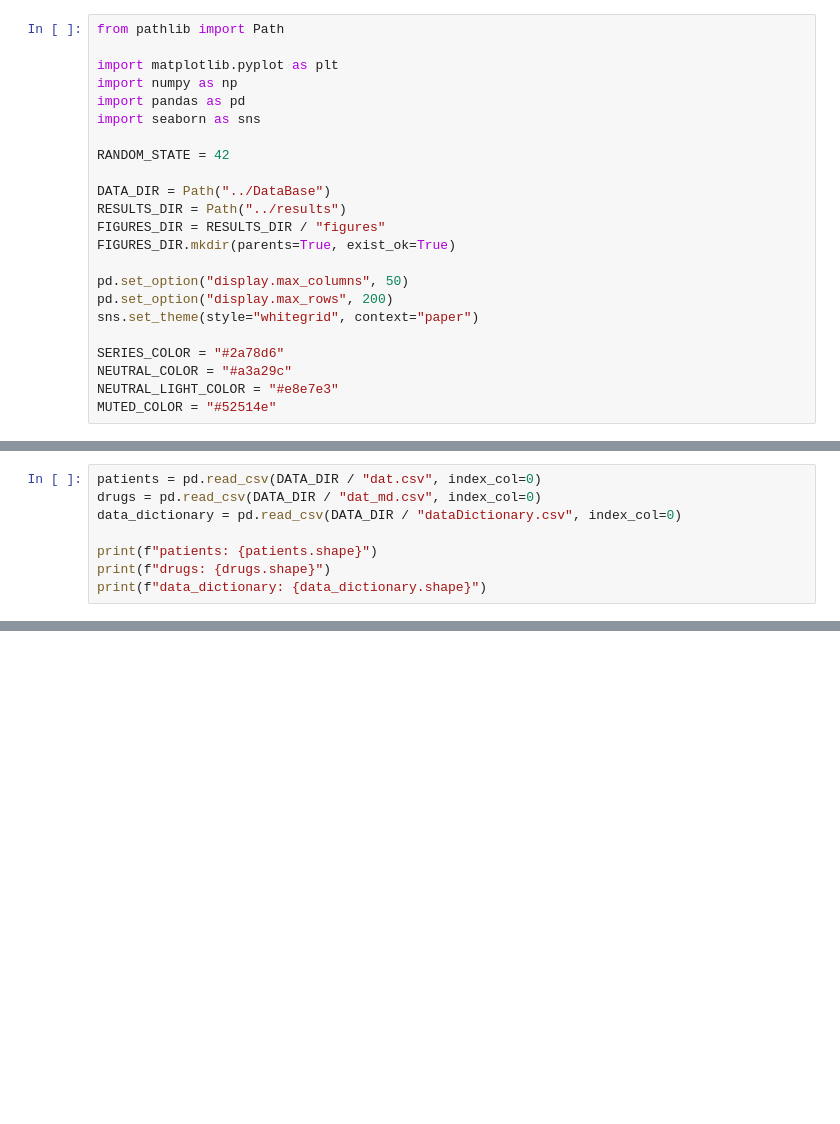
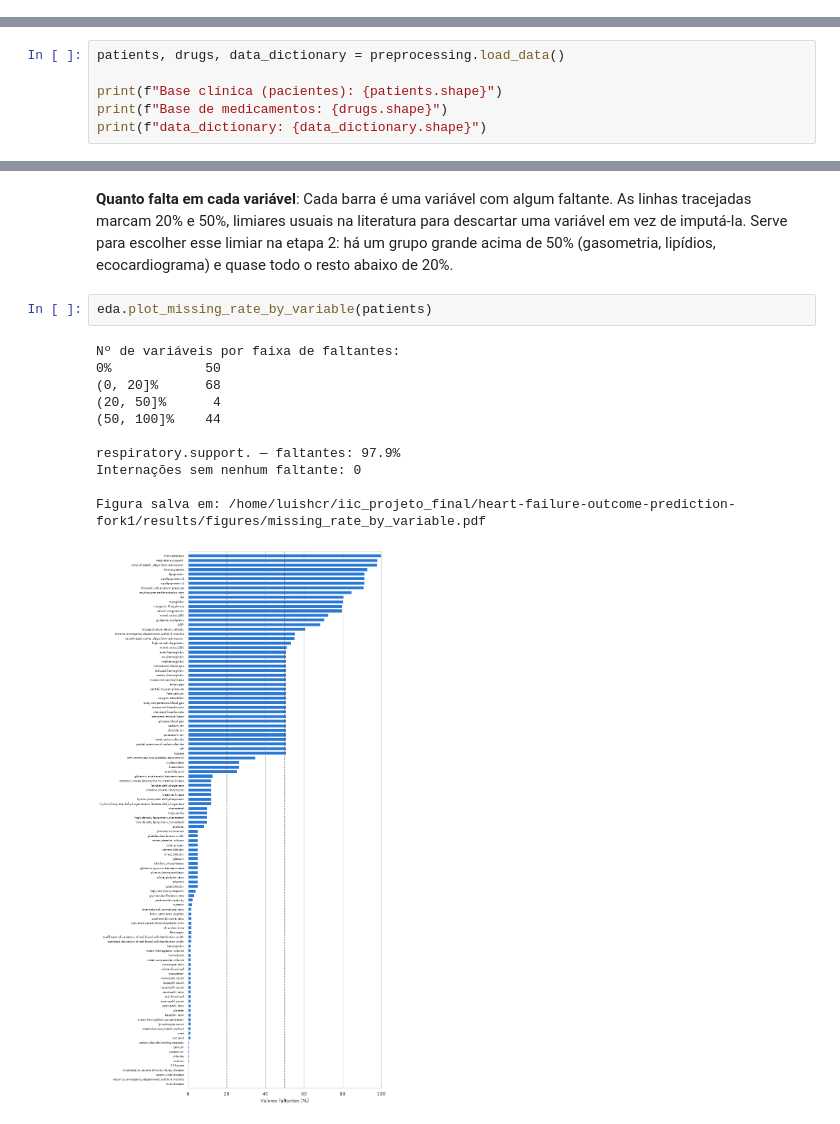
Before and after one commit to gft109/heart-failure-outcome-prediction, a Jupyter notebook: notebooks/main.ipynb, the cells around one changed output, grey strips where cells are left out. Drawn from its saved outputs; the diff is of its cells as text; blank space fills up the shorter version.

```diff
--- a/notebooks/main.ipynb
+++ b/notebooks/main.ipynb
@@ -33,23 +25,0 @@ Etapas:
-# %%
-from pathlib import Path
-
-import matplotlib.pyplot as plt
-import numpy as np
-import pandas as pd
-import seaborn as sns
-
-RANDOM_STATE = 42
-
-DATA_DIR = Path("../DataBase")
-RESULTS_DIR = Path("../results")
-FIGURES_DIR = RESULTS_DIR / "figures"
-FIGURES_DIR.mkdir(parents=True, exist_ok=True)
-
-pd.set_option("display.max_columns", 50)
-pd.set_option("display.max_rows", 200)
-sns.set_theme(style="whitegrid", context="paper")
-
-SERIES_COLOR = "#2a78d6"
-NEUTRAL_COLOR = "#a3a29c"
-NEUTRAL_LIGHT_COLOR = "#e8e7e3"
-MUTED_COLOR = "#52514e"
@@ -59,0 +50,6 @@ def save_fig(fig, name):
+# %%
+patients, drugs, data_dictionary = preprocessing.load_data()
+
+print(f"Base clínica (pacientes): {patients.shape}")
+print(f"Base de medicamentos: {drugs.shape}")
+print(f"data_dictionary: {data_dictionary.shape}")
@@ -62,8 +63,0 @@ def save_fig(fig, name):
-# %%
-patients = pd.read_csv(DATA_DIR / "dat.csv", index_col=0)
-drugs = pd.read_csv(DATA_DIR / "dat_md.csv", index_col=0)
-data_dictionary = pd.read_csv(DATA_DIR / "dataDictionary.csv", index_col=0)
-
-print(f"patients: {patients.shape}")
-print(f"drugs: {drugs.shape}")
-print(f"data_dictionary: {data_dictionary.shape}")
@@ -327,0 +205,16 @@ print(f"Removidas: {len(LEAKAGE_COLUMNS)} colunas | Restantes: {features.shape[1
+# %% [markdown]
+**Quanto falta em cada variável**: Cada barra é uma variável com algum faltante. As linhas tracejadas marcam 20% e 50%, limiares usuais na literatura para descartar uma variável em vez de imputá-la. Serve para escolher esse limiar na etapa 2: há um grupo grande acima de 50% (gasometria, lipídios, ecocardiograma) e quase todo o resto abaixo de 20%.
+# %%
+eda.plot_missing_rate_by_variable(patients)
+# %% [output]
+Nº de variáveis por faixa de faltantes:
+0%            50
+(0, 20]%      68
+(20, 50]%      4
+(50, 100]%    44
+
+respiratory.support. — faltantes: 97.9%
+Internações sem nenhum faltante: 0
+
+Figura salva em: /home/luishcr/iic_projeto_final/heart-failure-outcome-prediction-fork1/results/figures/missing_rate_by_variable.pdf
+[figure, added]
```
Also changed, not shown: parts of 55 cells of this notebook, 6 other files.
